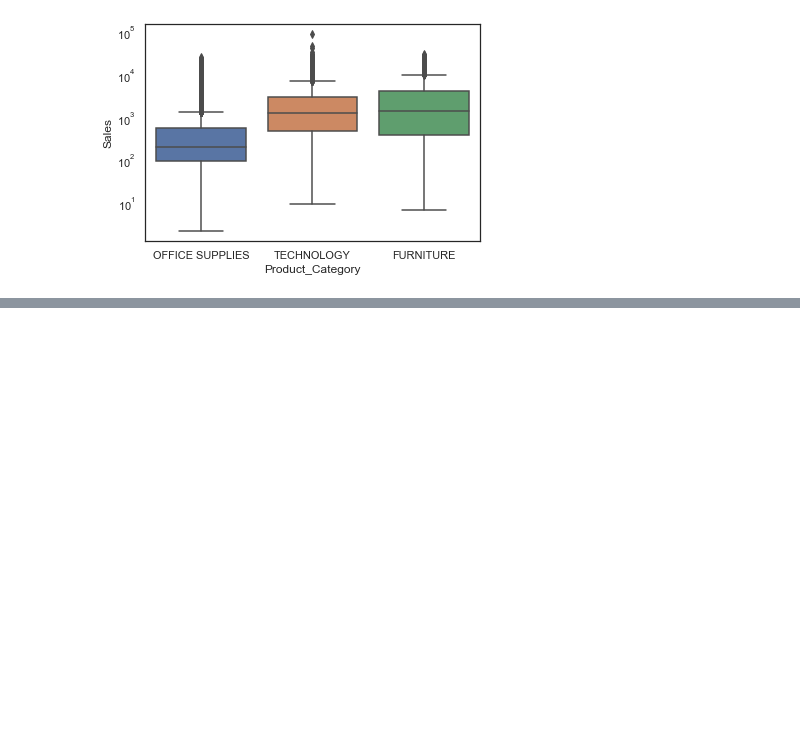
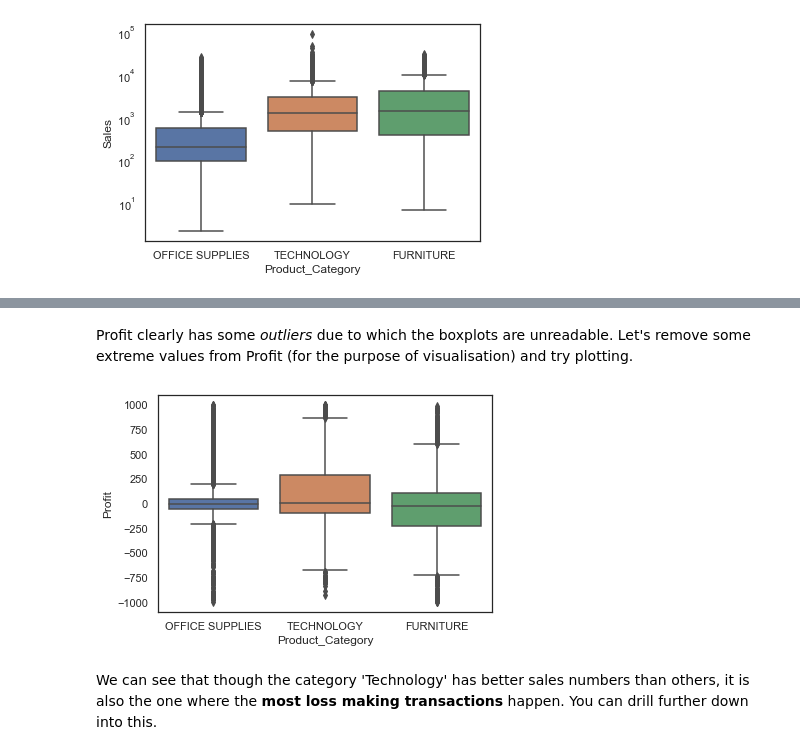
Before and after one commit to R-aryan/Machine_Learning_Crash_Course, a Jupyter notebook: Data Visualization/Plotting_Categorical_Data.ipynb, the cells around one changed output, grey strips where cells are left out. Drawn from its saved outputs; the diff is of its cells as text; code cells hidden in the pictures; blank space fills up the shorter version.

```diff
--- a/Data Visualization/Plotting_Categorical_Data.ipynb
+++ b/Data Visualization/Plotting_Categorical_Data.ipynb
@@ -60,0 +71,12 @@ plt.show()
+# %% [markdown]
+Profit clearly has some *outliers* due to which the boxplots are unreadable. Let's remove some extreme values from Profit (for the purpose of visualisation) and try plotting.
+# %%
+df = df[(df.Profit<1000) & (df.Profit>-1000)]
+
+# boxplot of a variable across various product categories
+sns.boxplot(x='Product_Category', y='Profit', data=df)
+plt.show()
+# %% [output]
+[figure, added]
+# %% [markdown]
+We can see that though the category 'Technology' has better sales numbers than others, it is also the one where the **most loss making transactions** happen. You can drill further down into this.
```
Also changed, not shown: parts of 2 cells of this notebook.
